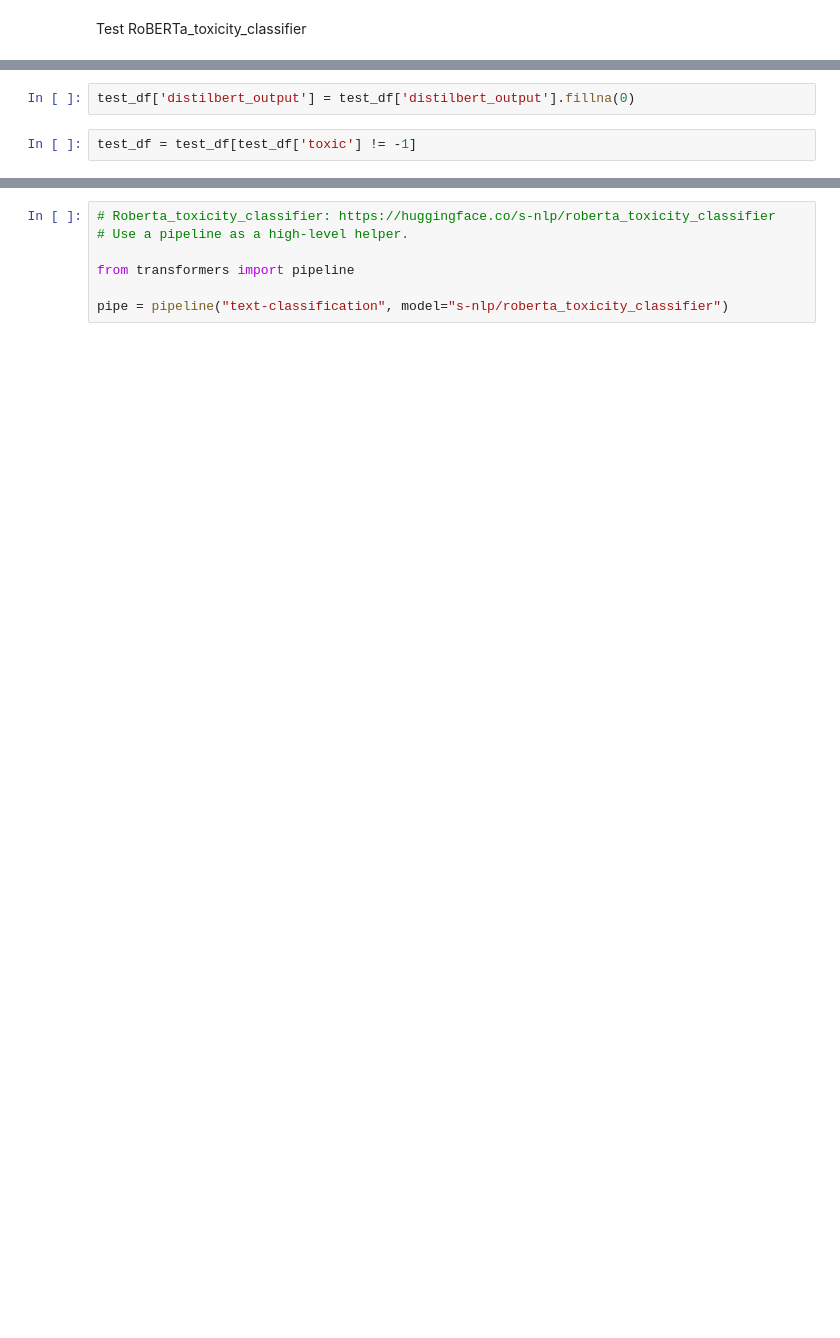
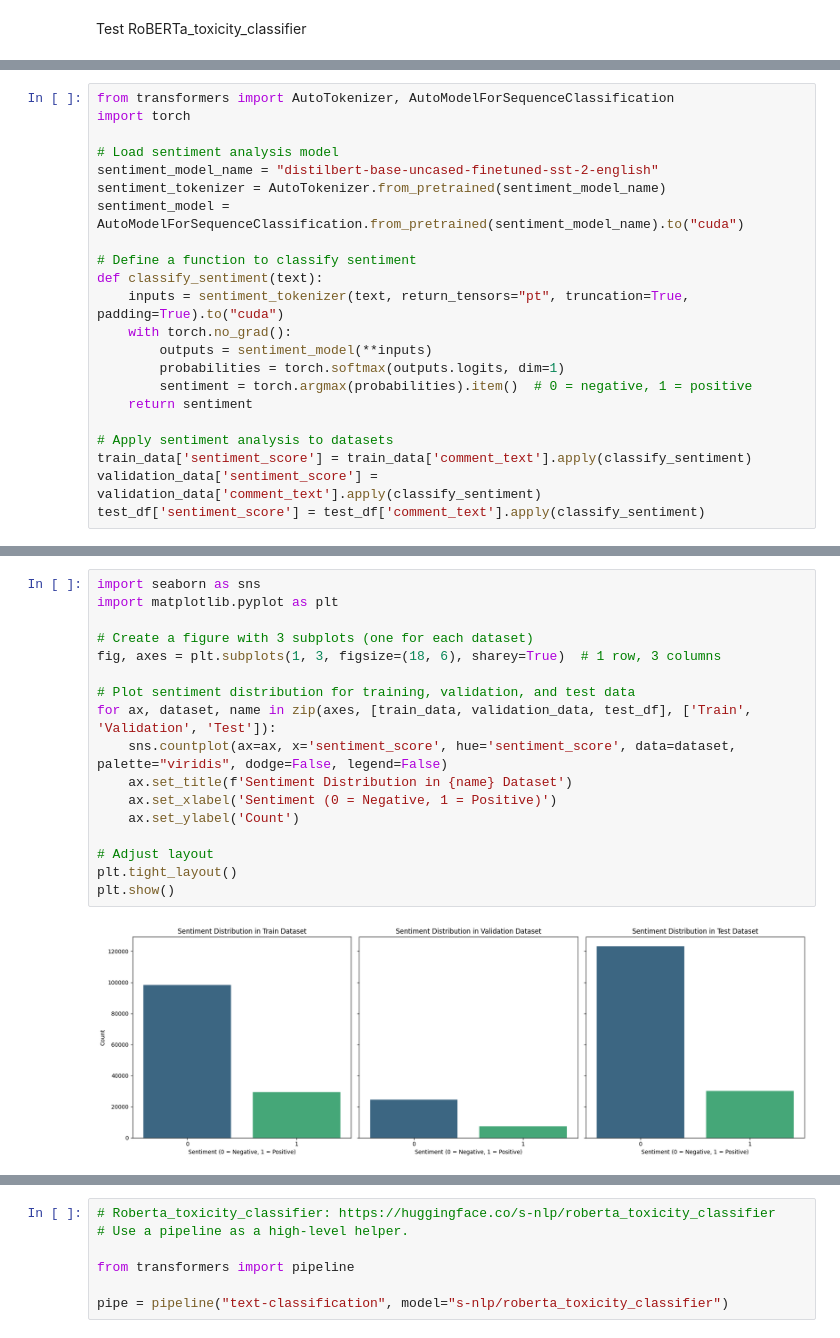
Before and after one commit to melodymassis/Transformer-Model-Efficiency, a Jupyter notebook: ModelTesting.ipynb, the cells around one changed output, grey strips where cells are left out. Drawn from its saved outputs; the diff is of its cells as text; blank space fills up the shorter version.

```diff
--- a/ModelTesting.ipynb
+++ b/ModelTesting.ipynb
@@ -568,4 +638,0 @@ ValueError: Input y_pred contains NaN.
-# %%
-test_df['distilbert_output'] = test_df['distilbert_output'].fillna(0)
-# %%
-test_df = test_df[test_df['toxic'] != -1]
@@ -664,0 +841,22 @@ print(result)
+# %%
+from transformers import AutoTokenizer, AutoModelForSequenceClassification
+import torch
+
+# Load sentiment analysis model
+sentiment_model_name = "distilbert-base-uncased-finetuned-sst-2-english"
+sentiment_tokenizer = AutoTokenizer.from_pretrained(sentiment_model_name)
+sentiment_model = AutoModelForSequenceClassification.from_pretrained(sentiment_model_name).to("cuda")
+
+# Define a function to classify sentiment
+def classify_sentiment(text):
+    inputs = sentiment_tokenizer(text, return_tensors="pt", truncation=True, padding=True).to("cuda")
+    with torch.no_grad():
+        outputs = sentiment_model(**inputs)
+        probabilities = torch.softmax(outputs.logits, dim=1)
+        sentiment = torch.argmax(probabilities).item()  # 0 = negative, 1 = positive
+    return sentiment
+
+# Apply sentiment analysis to datasets
+train_data['sentiment_score'] = train_data['comment_text'].apply(classify_sentiment)
+validation_data['sentiment_score'] = validation_data['comment_text'].apply(classify_sentiment)
+test_df['sentiment_score'] = test_df['comment_text'].apply(classify_sentiment)
@@ -664,0 +869,19 @@ print(result)
+# %%
+import seaborn as sns
+import matplotlib.pyplot as plt
+
+# Create a figure with 3 subplots (one for each dataset)
+fig, axes = plt.subplots(1, 3, figsize=(18, 6), sharey=True)  # 1 row, 3 columns
+
+# Plot sentiment distribution for training, validation, and test data
+for ax, dataset, name in zip(axes, [train_data, validation_data, test_df], ['Train', 'Validation', 'Test']):
+    sns.countplot(ax=ax, x='sentiment_score', hue='sentiment_score', data=dataset, palette="viridis", dodge=False, legend=False)
+    ax.set_title(f'Sentiment Distribution in {name} Dataset')
+    ax.set_xlabel('Sentiment (0 = Negative, 1 = Positive)')
+    ax.set_ylabel('Count')
+
+# Adjust layout
+plt.tight_layout()
+plt.show()
+# %% [output]
+[figure, added]
```
Also changed, not shown: parts of 94 cells of this notebook, 4 other files.
